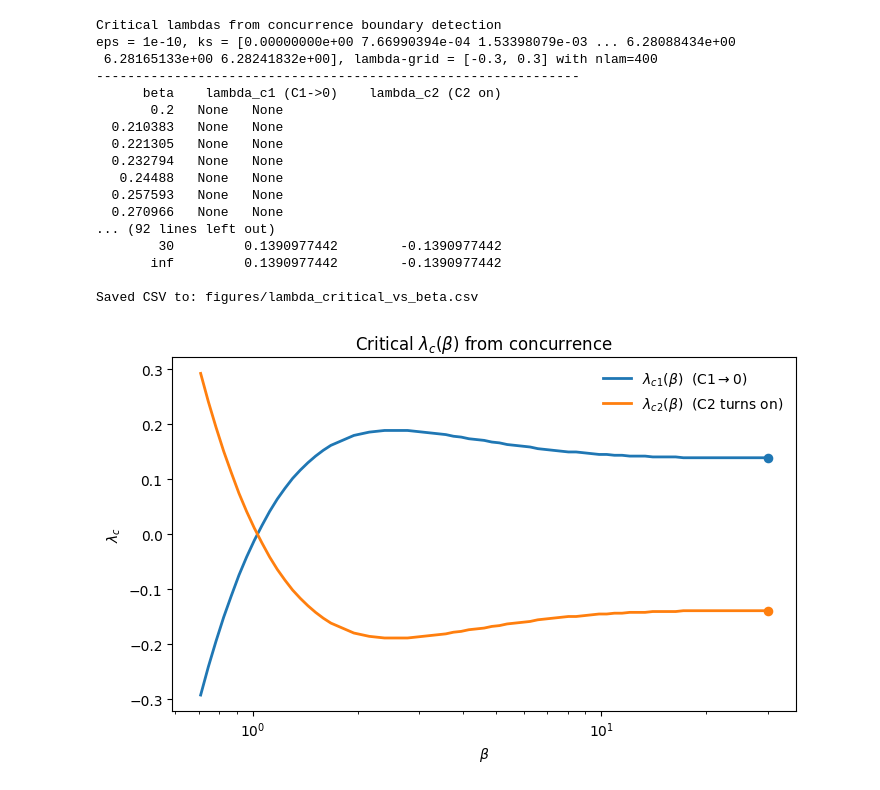
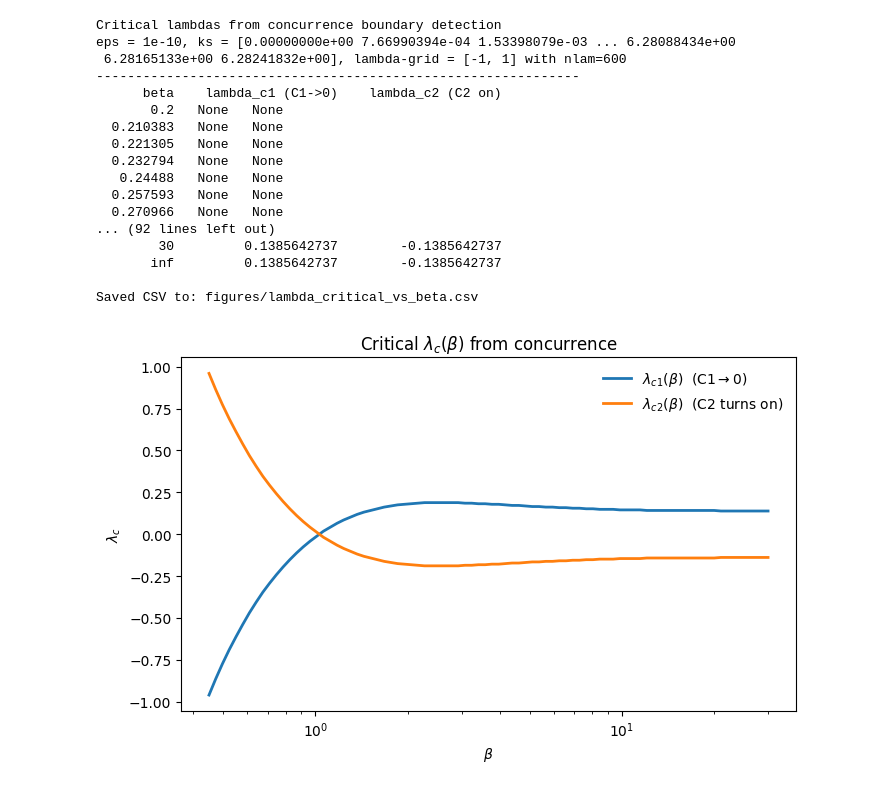
Before and after one commit to zeynepnursahinel/valorization-periodic-chain, a Jupyter notebook: periodic_chain.ipynb, the cells around one changed output. Saved outputs shown, nothing was run; the diff lists cells and outputs as text; code cells hidden in the pictures.

```diff
--- a/periodic_chain.ipynb
+++ b/periodic_chain.ipynb
@@ -571,28 +850,29 @@ make_figure_concurrence_finiteN(
 # %%
+#7
 fig, ax, (betas, lamc1, lamc2) = make_figure_lambda_critical_vs_beta(
     eps=1e-10,
     ks=KS,
-    savepath=f"{FIG_DIR}/fig_lambda_critical_vs_beta.pdf",
+    savepath=f"{FIG_DIR}/fig_7_lambda_critical_vs_beta.pdf",
     save_csv_path=f"{FIG_DIR}/lambda_critical_vs_beta.csv",
     print_values=True,
     show=True,
 )
 # %% [output]
 Critical lambdas from concurrence boundary detection
 eps = 1e-10, ks = [0.00000000e+00 7.66990394e-04 1.53398079e-03 ... 6.28088434e+00
- 6.28165133e+00 6.28241832e+00], lambda-grid = [-0.3, 0.3] with nlam=400
+ 6.28165133e+00 6.28241832e+00], lambda-grid = [-1, 1] with nlam=600
 --------------------------------------------------------------
       beta    lambda_c1 (C1->0)    lambda_c2 (C2 on)
        0.2   None   None
   0.210383   None   None
   0.221305   None   None
   0.232794   None   None
    0.24488   None   None
   0.257593   None   None
   0.270966   None   None
 ... (92 lines left out)
-        30         0.1390977442        -0.1390977442
-       inf         0.1390977442        -0.1390977442
+        30         0.1385642737        -0.1385642737
+       inf         0.1385642737        -0.1385642737
 
 Saved CSV to: figures/lambda_critical_vs_beta.csv
-[figure, old version]
+[figure, new version]
```
Also changed, not shown: parts of 28 cells of this notebook.
